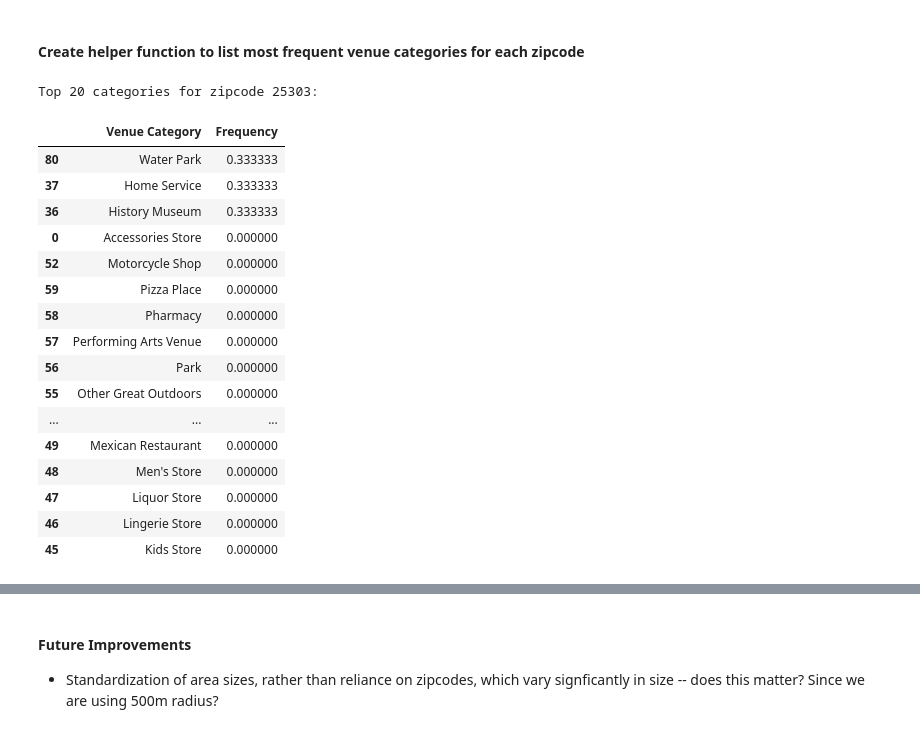
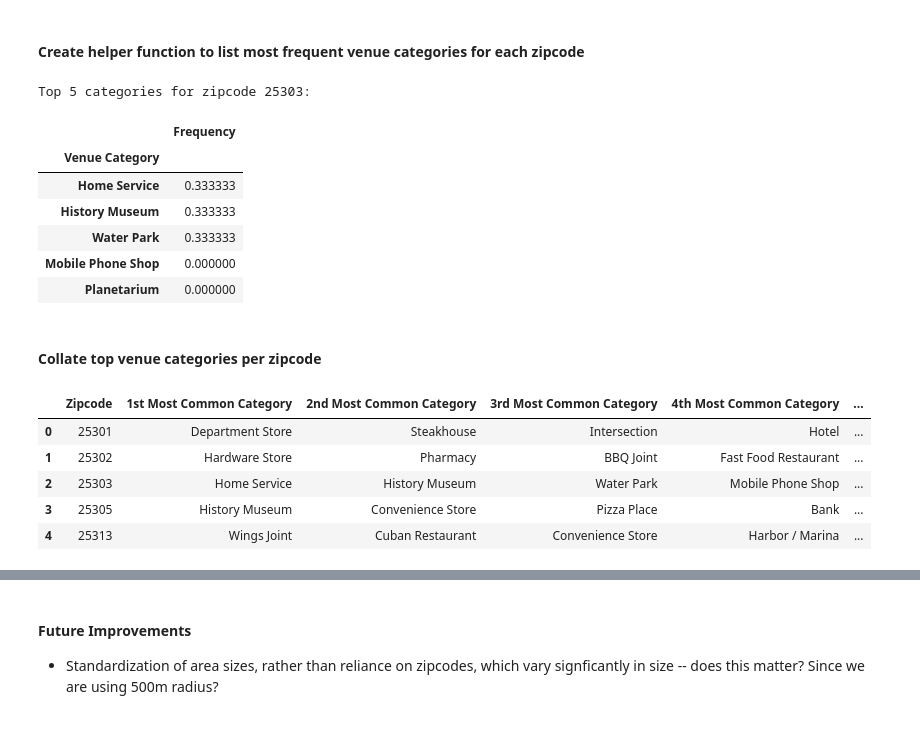
Before and after one commit to amypeniston/data-science-capstone-project, a Jupyter notebook: Week_5_Capstone_Project.ipynb, the cells around one changed output, grey strips where cells are left out. Cells and saved outputs as stored; diff of their text form; code cells hidden in the pictures.

Commit message:
Collated most common venue categories by zipcode and state

```diff
--- a/Week_5_Capstone_Project.ipynb
+++ b/Week_5_Capstone_Project.ipynb
@@ -305,14 +305,14 @@ obesity_rates_2017.to_csv("assets/backup.csv")
 base_url = "https://www.zip-codes.com/city/"
 # %%
 def get_zipcodes():
+    data = []
     for idx, row in obesity_rates_2017.iterrows():
         url = base_url + row["Abbreviation"] + "-" + row["Capital City"] + ".asp"
 
-        if idx == 0:
+        if idx == 0 or idx == 1:
             page = requests.get(url)
             soup = BeautifulSoup(page.content)
             table = soup.find(class_="statTable")
-            data = []
             row_index = 0
             for rows in table.find_all("tr"):
                 if row_index != 0:
@@ -535,6 +540,6 @@ nearby_venues_onehot.shape
 # %% [markdown]
 #### Group by zipcode to get frequency of venue categories
 # %%
-nearby_venues_grouped = nearby_venues_onehot.groupby("Zipcode").mean().reset_index()
-nearby_venues_grouped.head()
+nearby_venues_grouped_by_zipcode = nearby_venues_onehot.groupby("Zipcode").mean().reset_index()
+nearby_venues_grouped_by_zipcode.head()
 # %% [output]
@@ -551,32 +556,25 @@ nearby_venues_grouped.head()
 def get_top_categories(df, idx, num=5):
     top = df.iloc[idx, 1:].T.reset_index()
     top.columns = ["Venue Category", "Frequency"]
+    top = top.set_index("Venue Category")
     top["Frequency"] = top["Frequency"].astype(float)
     top = top.sort_values("Frequency", ascending=False).head(num)
     return top
 # %%
-top_num = 20
+top_num = 5
 example_row = 2
 
-example_zip = nearby_venues_grouped.iloc[example_row,0]
-print("Top {} categories for zipcode {}:\n".format(top_num, example_zip))
-get_top_categories(nearby_venues_grouped, example_row, top_num)
+example_zipcode = nearby_venues_grouped_by_zipcode.iloc[example_row,0]
+print("Top {} categories for zipcode {}:\n".format(top_num, example_zipcode))
+get_top_categories(nearby_venues_grouped_by_zipcode, example_row, top_num)
 # %% [output]
-Top 20 categories for zipcode 25303:
+Top 5 categories for zipcode 25303:
-|  | Venue Category | Frequency |
-| 80 | Water Park | 0.333333 |
-| 37 | Home Service | 0.333333 |
-| 36 | History Museum | 0.333333 |
-| 0 | Accessories Store | 0.000000 |
-| 52 | Motorcycle Shop | 0.000000 |
-| 59 | Pizza Place | 0.000000 |
-| 58 | Pharmacy | 0.000000 |
-| 57 | Performing Arts Venue | 0.000000 |
-| 56 | Park | 0.000000 |
-| 55 | Other Great Outdoors | 0.000000 |
-| ... | ... | ... |
-| 49 | Mexican Restaurant | 0.000000 |
-| 48 | Men's Store | 0.000000 |
-| 47 | Liquor Store | 0.000000 |
-| 46 | Lingerie Store | 0.000000 |
-| 45 | Kids Store | 0.000000 |
+|  | Frequency |
+| Venue Category |  |
+| Home Service | 0.333333 |
+| History Museum | 0.333333 |
+| Water Park | 0.333333 |
+| Mobile Phone Shop | 0.000000 |
+| Planetarium | 0.000000 |
+# %% [markdown]
+#### Collate top venue categories per zipcode
@@ -582,0 +593,12 @@ Top 20 categories for zipcode 25303:
+# %%
+for idx, row in top_categories_by_zipcode.iterrows():
+    top_categories_by_zipcode.iloc[idx, 1:] = get_top_categories(nearby_venues_grouped_by_zipcode, idx, 10).index.values
+
+top_categories_by_zipcode.head()
+# %% [output]
+|  | Zipcode | 1st Most Common Category | 2nd Most Common Category | 3rd Most Common Category | 4th Most Common Category | ... |
+| 0 | 25301 | Department Store | Steakhouse | Intersection | Hotel | ... |
+| 1 | 25302 | Hardware Store | Pharmacy | BBQ Joint | Fast Food Restaurant | ... |
+| 2 | 25303 | Home Service | History Museum | Water Park | Mobile Phone Shop | ... |
+| 3 | 25305 | History Museum | Convenience Store | Pizza Place | Bank | ... |
+| 4 | 25313 | Wings Joint | Cuban Restaurant | Convenience Store | Harbor / Marina | ... |
```
Also changed, not shown: parts of 18 cells of this notebook.
